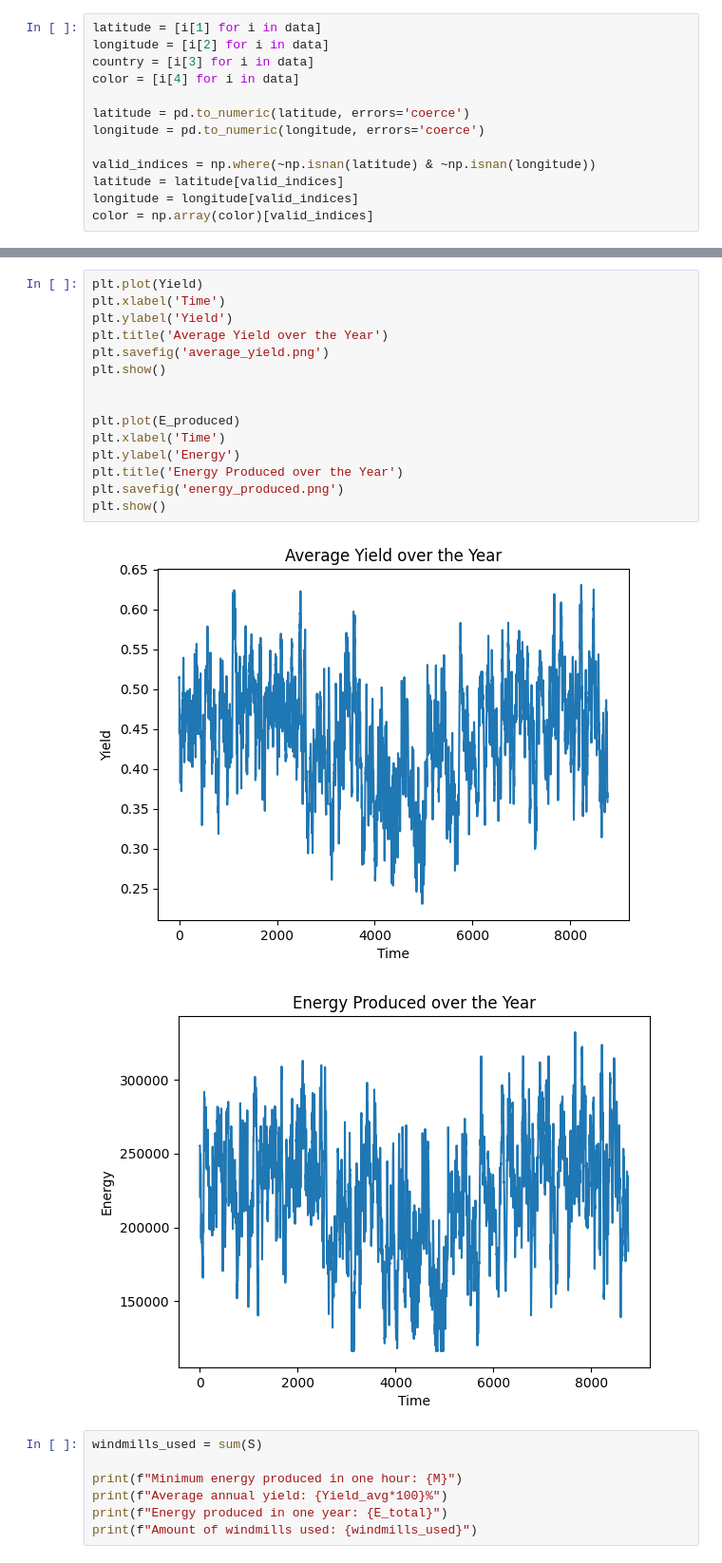
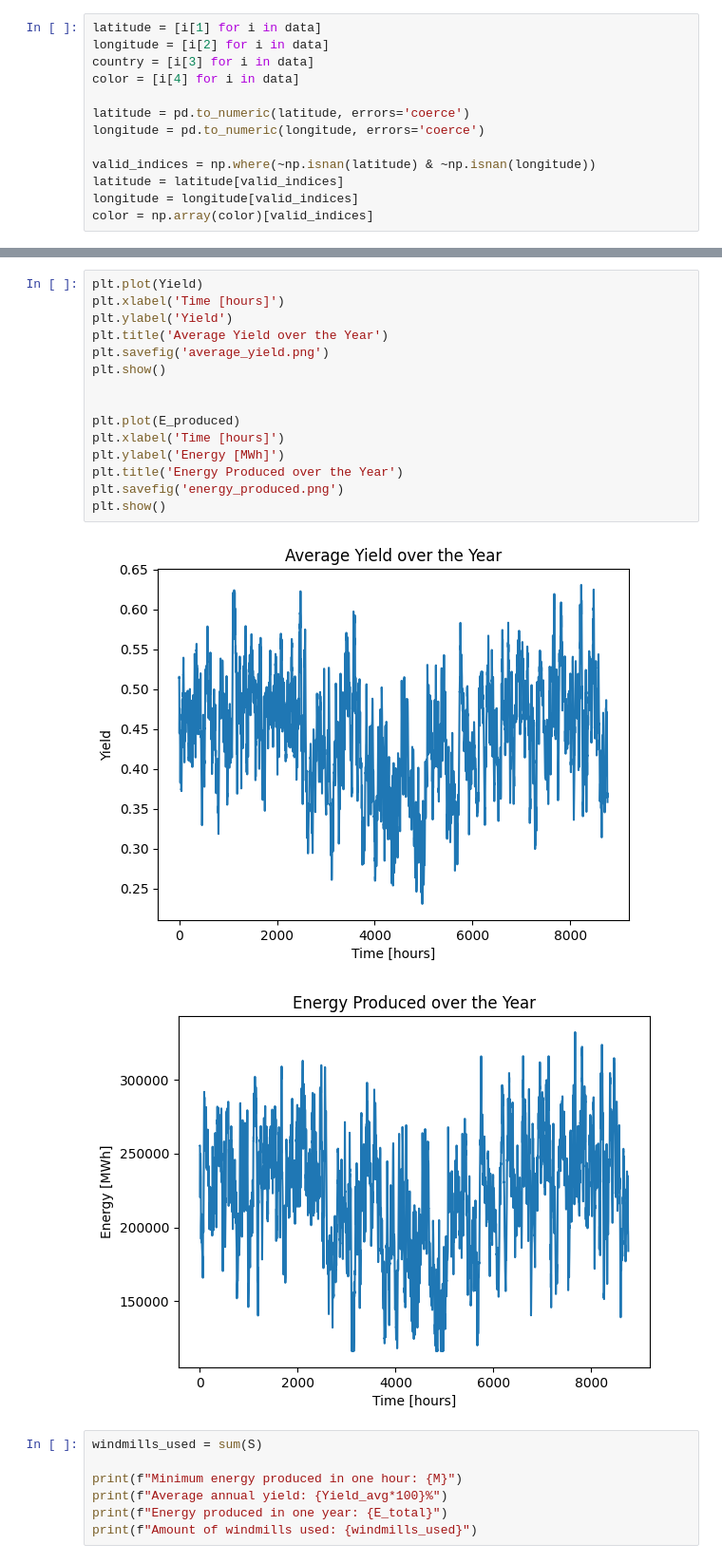
Before and after one commit to mytricker0/eoliennes, a Jupyter notebook: Notebook.ipynb, the cells around one changed output, grey strips where cells are left out. Shown at 95% size. Saved outputs shown, nothing was run; the diff lists cells and outputs as text.

```diff
--- a/Notebook.ipynb
+++ b/Notebook.ipynb
@@ -130,22 +130,22 @@ display(m)
 [interactive output not drawn]
 # %%
 plt.plot(Yield)
-plt.xlabel('Time')
+plt.xlabel('Time [hours]')
 plt.ylabel('Yield')
 plt.title('Average Yield over the Year')
 plt.savefig('average_yield.png')
 plt.show()
 
 
 plt.plot(E_produced)
-plt.xlabel('Time')
-plt.ylabel('Energy')
+plt.xlabel('Time [hours]')
+plt.ylabel('Energy [MWh]')
 plt.title('Energy Produced over the Year')
 plt.savefig('energy_produced.png')
 plt.show()
 # %% [output]
-[figure, old version]
+[figure, new version]
-[figure, old version]
+[figure, new version]
 # %%
 windmills_used = sum(S)
 
```
Also changed, not shown: parts of 11 cells of this notebook, 4 other files.
